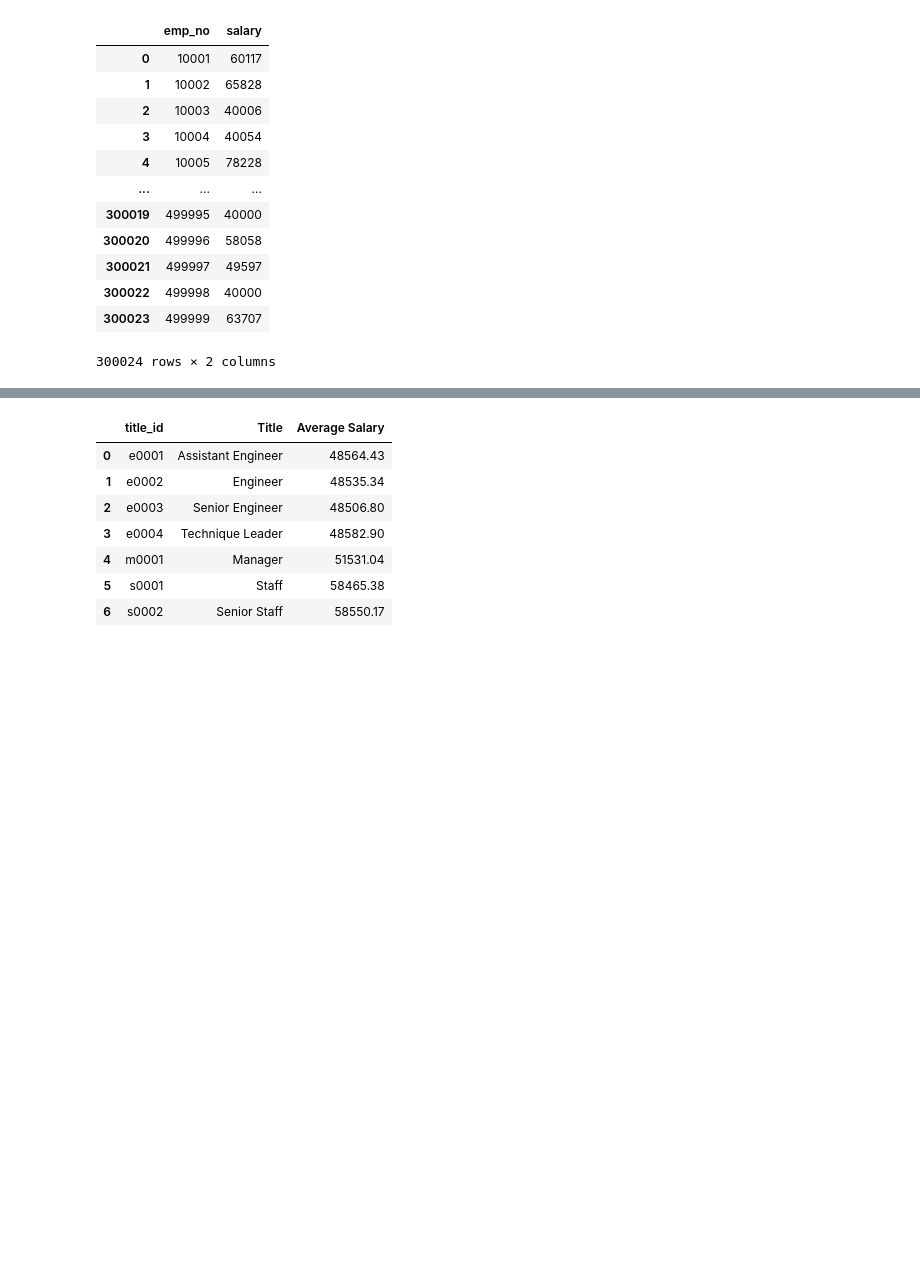
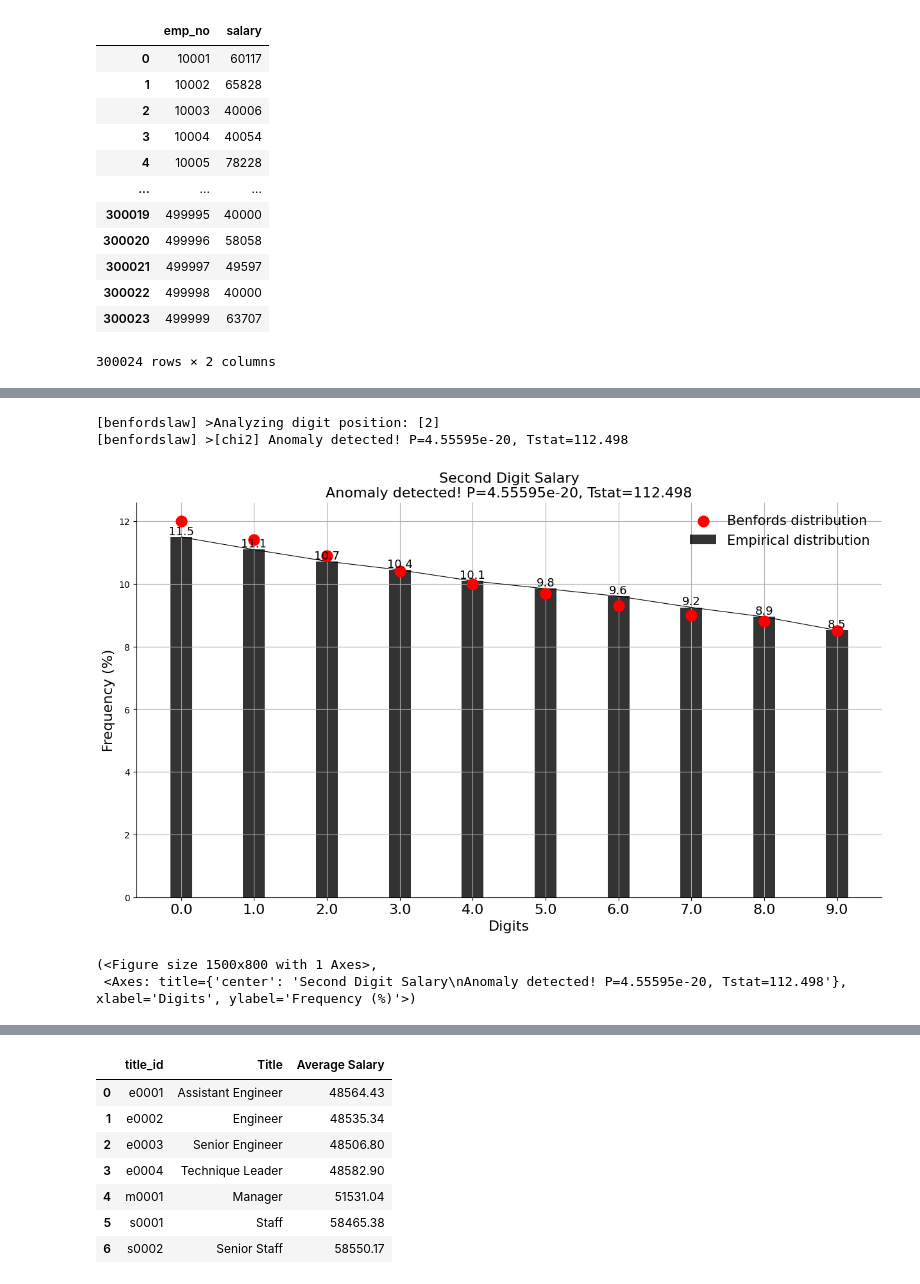
Before and after one commit to kevinsean-10/sql-challenge, a Jupyter notebook: Bonus/pythonpostgre.ipynb, the cells around one changed output, grey strips where cells are left out. Saved outputs shown, nothing was run; the diff lists cells and outputs as text; code cells hidden in the pictures; blank space fills up the shorter version.

```diff
--- a/Bonus/pythonpostgre.ipynb
+++ b/Bonus/pythonpostgre.ipynb
@@ -31,0 +57,10 @@ data
+# %%
+bl = benfordslaw(pos=2,alpha=0.05)
+res1 = bl.fit(df)
+bl.plot(title='Second Digit Salary')
+# %% [output]
+[benfordslaw] >Analyzing digit position: [2]
+[benfordslaw] >[chi2] Anomaly detected! P=4.55595e-20, Tstat=112.498
+[figure, added]
+(<Figure size 1500x800 with 1 Axes>,
+ <Axes: title={'center': 'Second Digit Salary\nAnomaly detected! P=4.55595e-20, Tstat=112.498'}, xlabel='Digits', ylabel='Frequency (%)'>)
```
Also changed, not shown: parts of 14 cells of this notebook.
